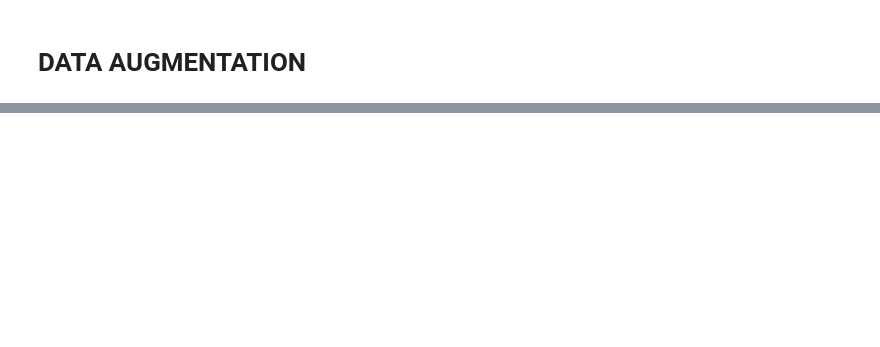
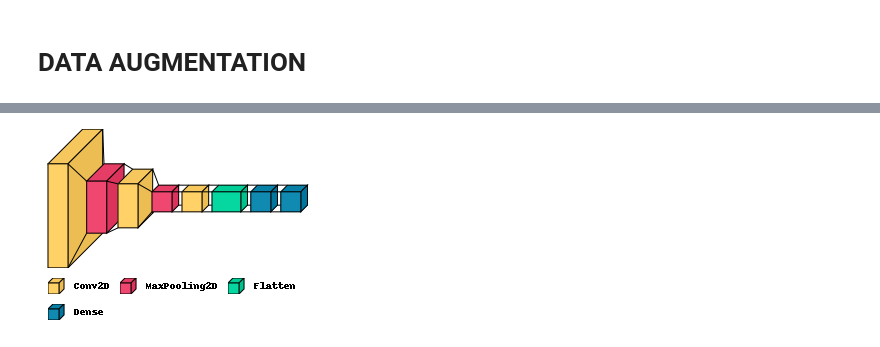
Before and after one commit to ASAKHRI/projet_CNN, a Jupyter notebook: projet_cnn.ipynb, the cells around one changed output, grey strips where cells are left out. Cells and saved outputs as stored; diff of their text form; code cells hidden in the pictures; blank space fills up the shorter version.

```diff
--- a/projet_cnn.ipynb
+++ b/projet_cnn.ipynb
@@ -355,2 +369,6 @@ print ( scores )
 # %%
 model.save('CNN_Model.h5')
+# %%
+visualkeras.layered_view(model, legend=True)
+# %% [output]
+[figure, added]
```
Also changed, not shown: parts of 16 cells of this notebook, 1 other file.
